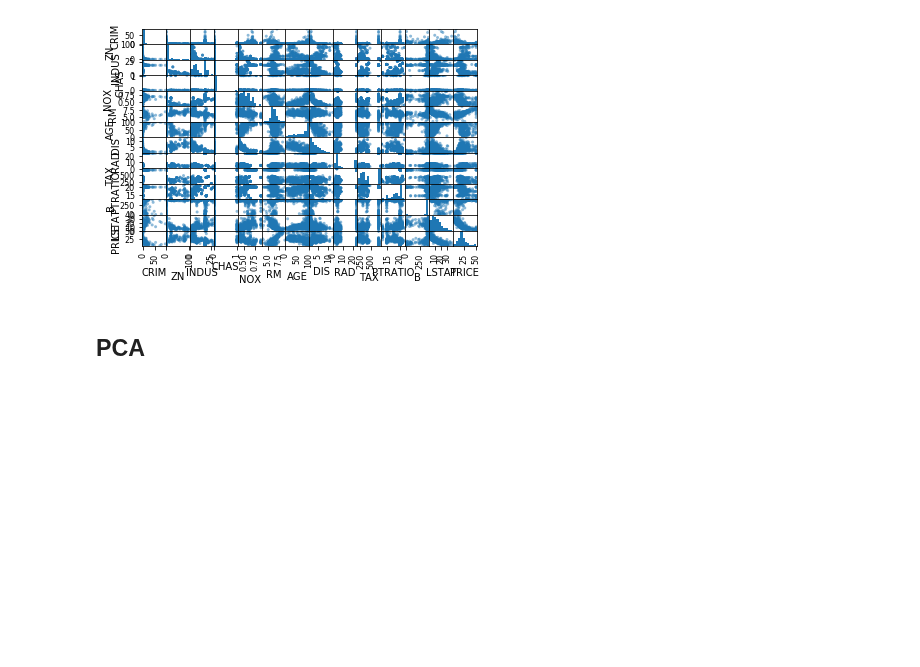
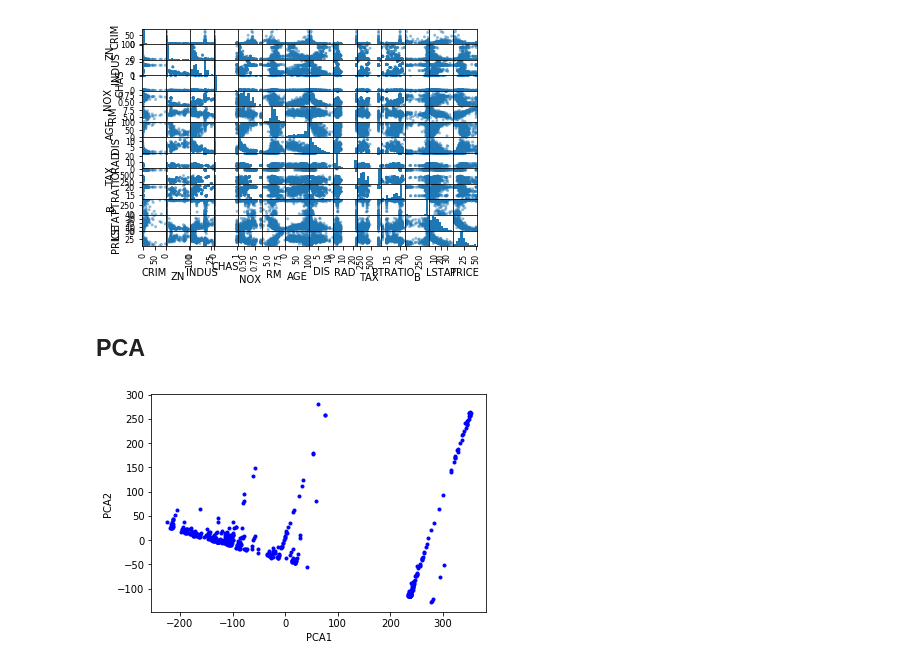
Before and after one commit to furukawa-laboratory/workout_report_2019, a Jupyter notebook: trainee/yamauchi/Introduction_of_Preprocessing_02.ipynb, the cells around one changed output. Saved outputs shown, nothing was run; the diff lists cells and outputs as text; code cells hidden in the pictures; blank space fills up the shorter version.

```diff
--- a/trainee/yamauchi/Introduction_of_Preprocessing_02.ipynb
+++ b/trainee/yamauchi/Introduction_of_Preprocessing_02.ipynb
@@ -345,3 +346,15 @@ array([[<matplotlib.axes._subplots.AxesSubplot object at 0x...>,
 [figure]
 # %% [markdown]
 ## PCA
+# %%
+from sklearn.decomposition import PCA
+
+boston_X = boston_df.values
+pca = PCA(n_components=2)
+boston_pca = pca.fit_transform(boston_X)
+plt.scatter(*boston_pca.T, marker=".", color='blue')
+plt.xlabel("PCA1")
+plt.ylabel("PCA2")
+plt.show()
+# %% [output]
+[figure, added]
```
Also changed, not shown: parts of 1 cell of this notebook.
